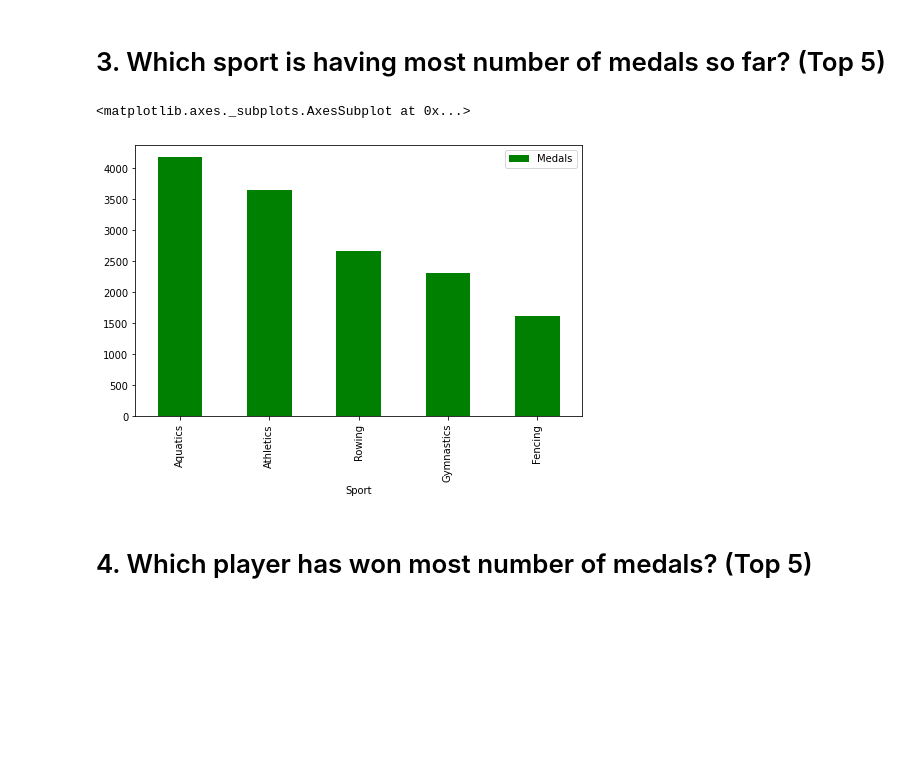
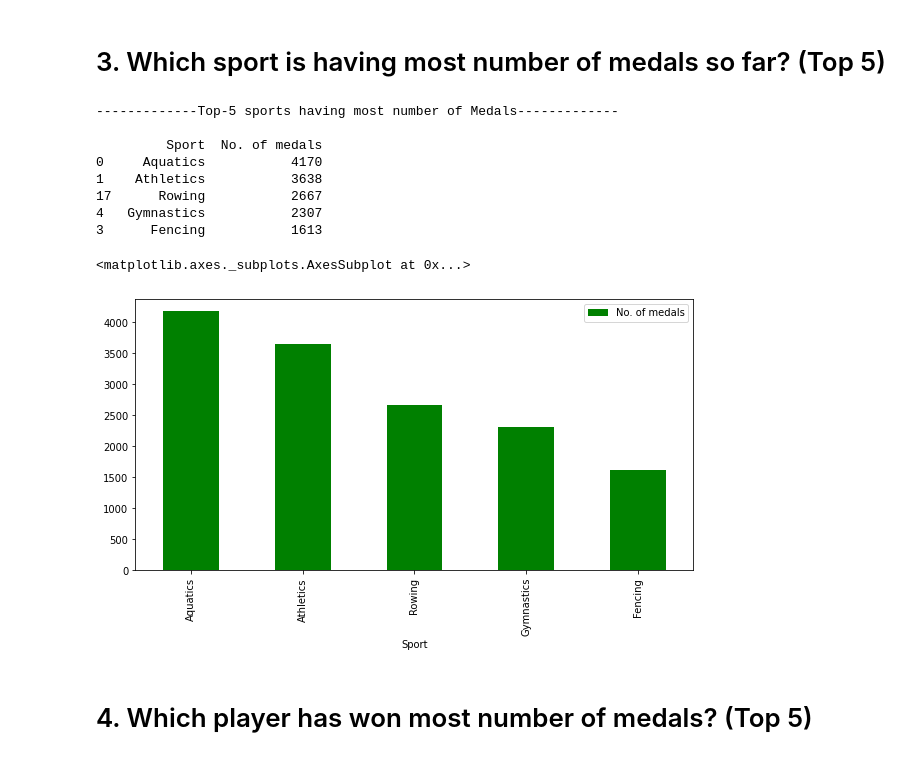
Before and after one commit to SrilaxmiThatha/Summer-Olympic-Analysis, a Jupyter notebook: Olympic_analysis.ipynb, the cells around one changed output. Saved outputs shown, nothing was run; the diff lists cells and outputs as text; code cells hidden in the pictures; blank space fills up the shorter version.

```diff
--- a/Olympic_analysis.ipynb
+++ b/Olympic_analysis.ipynb
@@ -73,12 +99,11 @@ print(ct, "unique cities")
 # %%
-df1 = df[df['Medal']=='Gold']
-
 data = []
 
-for sport in df1['Sport'].unique():
-    data.append([sport, len(df1[df1['Sport'] == sport])])
+for sport in df['Sport'].unique():
+    data.append([sport , len(df[(df['Sport'] == sport) & (df['Medal'] == "Gold")])])
 
-data = pd.DataFrame(data, columns = ['Sport','Gold Medals'])
-data = data.sort_values(by = 'Gold Medals', ascending = False).head()
-data.plot(x = 'Sport', y = 'Gold Medals', kind = 'bar', figsize = (8,5),color = 'orange')
+plot_data = pd.DataFrame(data,columns = ['Sport','No. of gold']).sort_values(by='No. of gold', ascending=False).head()
+print("---------------Top-5 sports having most number of Gold Medals--------------------\n")
+print(plot_data)
+plot_data.plot(x = 'Sport', y = 'No. of gold', kind = 'bar', figsize = (10,5), color = "Indigo")
 # %% [output]
@@ -89,15 +122,24 @@ data.plot(x = 'Sport', y = 'Gold Medals', kind = 'bar', figsize = (8,5),color =
 # %%
 data = []
 
 for sport in df['Sport'].unique():
-    data.append([sport, len(df[df['Sport'] == sport])])
+    data.append([sport , len(df[(df['Sport'] == sport)])])
 
-data = pd.DataFrame(data, columns = ['Sport','Medals'])
-data = data.sort_values(by = 'Medals', ascending = False).head()
-data.plot(x = 'Sport', y = 'Medals', kind = 'bar', figsize = (8,5),color = 'green')
+plot_data = pd.DataFrame(data,columns = ['Sport','No. of medals']).sort_values(by='No. of medals', ascending=False).head()
+print("-------------Top-5 sports having most number of Medals-------------\n")
+print(plot_data)
+plot_data.plot(x = 'Sport', y = 'No. of medals', kind = 'bar', figsize = (10,5), color ='green')
 # %% [output]
-<matplotlib.axes._subplots.AxesSubplot at 0x...>
+-------------Top-5 sports having most number of Medals-------------
+
+         Sport  No. of medals
+0     Aquatics           4170
+1    Athletics           3638
+17      Rowing           2667
+4   Gymnastics           2307
+3      Fencing           1613
+<matplotlib.axes._subplots.AxesSubplot at 0x...>
-[figure, old version]
+[figure, new version]
 # %% [markdown]
 #    4. Which player has won most number of medals? (Top 5)
 # %%
```
Also changed, not shown: parts of 15 cells of this notebook.
